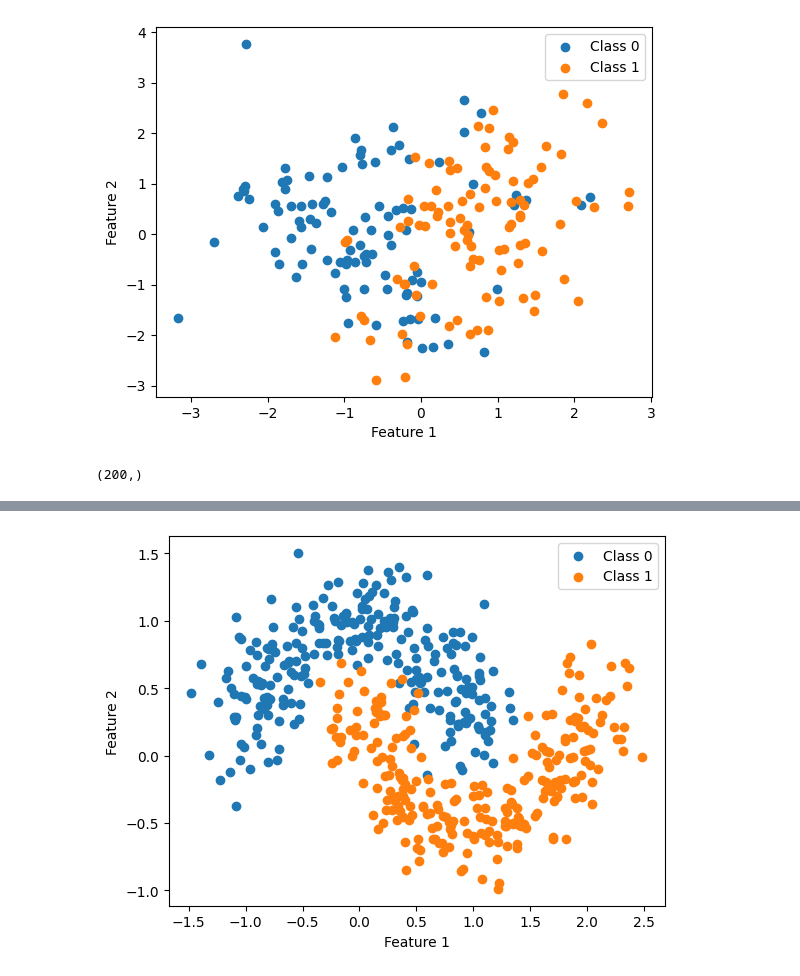
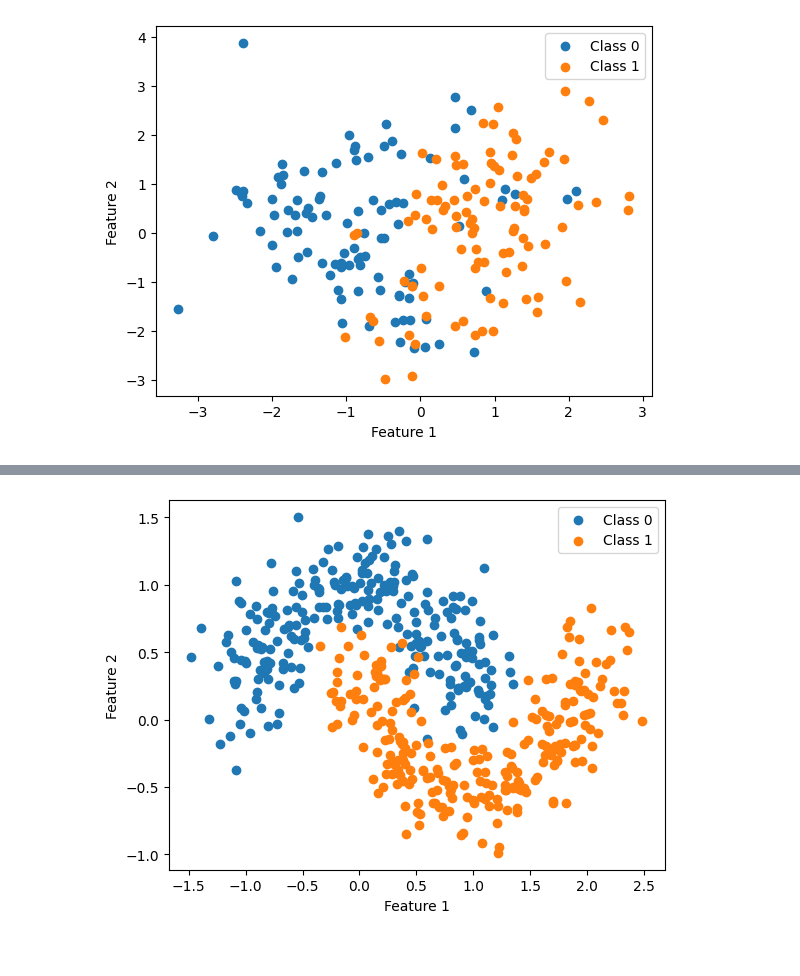
Before and after one commit to proc1v/ML-Intro-LNU, a Jupyter notebook: HW2/Multivariate LR-Stubs.ipynb, the cells around one changed output, grey strips where cells are left out. Cells and saved outputs as stored; diff of their text form; code cells hidden in the pictures.

```diff
--- a/HW2/Multivariate LR-Stubs.ipynb
+++ b/HW2/Multivariate LR-Stubs.ipynb
@@ -234,14 +277,10 @@ def plot_data(X, y):
 # %%
 X, y = make_classification(n_samples = 200, n_classes = 2, n_features = 2,
                            n_informative=2, n_redundant=0, random_state = 42,
-                           flip_y=0.02, class_sep=0.8)
+                           flip_y=0.02, class_sep=0.9)
 plot_data(X, y)
 # %% [output]
-[figure, old version]
+[figure, new version]
-# %%
-y.shape
-# %% [output]
-(200,)
 # %%
 X_train, X_test, y_train, y_test = train_test_split(X, y, test_size=0.2, random_state=42)
 # %%
```
Also changed, not shown: parts of 18 cells of this notebook.
